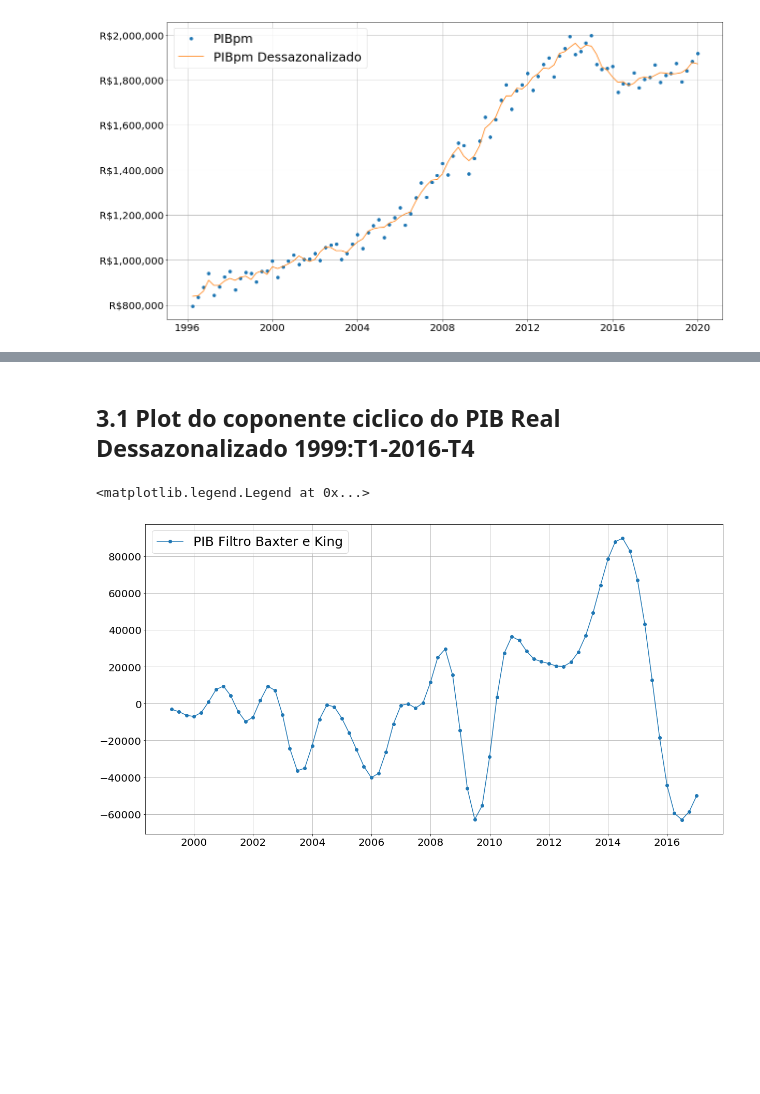
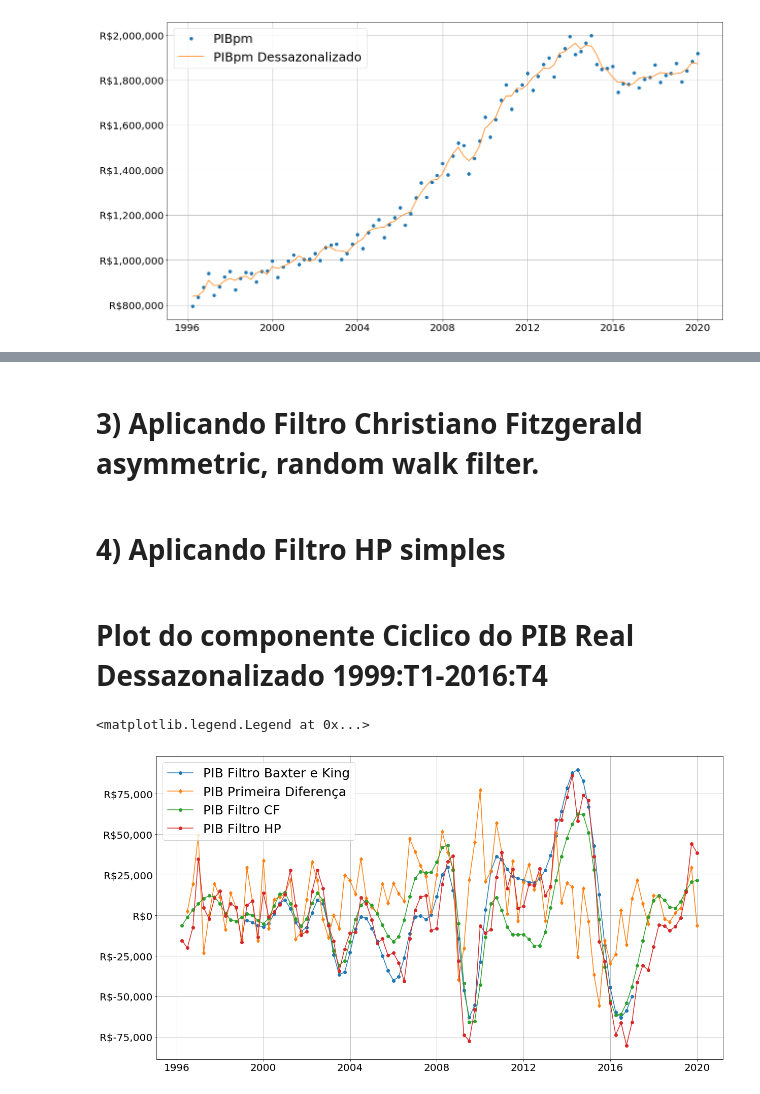
Before and after one commit to FredericoNunes/Artigos, a Jupyter notebook: programas/notebook/Aquivo Inicial, Tratamento dos Dados.ipynb, the cells around one changed output, grey strips where cells are left out. Saved outputs shown, nothing was run; the diff lists cells and outputs as text; code cells hidden in the pictures; blank space fills up the shorter version.

Commit message:
Filtros Christiano Fitzgerald, HP e Primeira Diferença Adicionados

```diff
--- a/programas/notebook/Aquivo Inicial, Tratamento dos Dados.ipynb
+++ b/programas/notebook/Aquivo Inicial, Tratamento dos Dados.ipynb
@@ -56,7 +56,7 @@ local_x13_seassonal_file = os.path.join(diretorio,
 #execução do ajuste
 pib_pm_deflacionado_ipca_dessazonalizado = sm.x13.x13_arima_analysis(pib_pm_deflacionado_ipca,x12path=local_x13_seassonal_file)
 
-
+dataframe_pib_pm_deflacionado_ipca_dessazonalizado = pd.DataFrame(pib_pm_deflacionado_ipca_dessazonalizado.seasadj)
 #Descomente para printar o ajuste
 #pib_pm_deflacionado_ipca_dessazonalizado.seasadj
 # %% [markdown]
@@ -129,31 +129,52 @@ df_pib_filtrado.index.name = "Data"
 pib_filtrado_tabela_HTML = tabulate(df_pib_filtrado, tablefmt="html")
 # descomente para printar a tabela
 #display(HTML(pib_filtrado_tabela_HTML))
+# %% [markdown]
+# 3) Aplicando Filtro Christiano Fitzgerald asymmetric, random walk filter.
+# %%
+pib_cf_filter_cycle_cf, pib_cf_filter_trend_cf = sm.filters.cf_filter.cffilter(dataframe_pib_pm_deflacionado_ipca_dessazonalizado['seasadj'],
+                                           low=6,
+                                           high=32,
+                                           drift=True)
+# %% [markdown]
+# 4) Aplicando Filtro HP simples
+# %%
+pib_cf_filter_cycle_hp, pib_cf_filter_trend_hp = sm.filters.hp_filter.hpfilter(dataframe_pib_pm_deflacionado_ipca_dessazonalizado['seasadj'], 1600)
 # %% [markdown]
-## 3.1 Plot do coponente ciclico do PIB Real Dessazonalizado 1999:T1-2016-T4
+# Plot do componente Ciclico do PIB Real Dessazonalizado 1999:T1-2016:T4
 # %%
 fmt = 'R${x:,.0f}'
 tick = mtick.StrMethodFormatter(fmt)
 
 
 #Iniciando os gráfico e fazendo configurações globais
 fig, ax = plt.subplots(figsize=(20,11))
 plt.yticks(fontsize=20)
 plt.xticks(fontsize=20)
 
-# Plot do Compenente ciclico da série do pib real dessazonalizado
+# Plot do Compenente ciclico da série do pib real dessazonalizado filtro BK
+ax.yaxis.set_major_formatter(tick)
 ax.plot(pib_pm_deflacionado_ipca_dessazonalizado_filtrado_bk.index,
         pib_pm_deflacionado_ipca_dessazonalizado_filtrado_bk.values,'-o',label='PIB Filtro Baxter e King')
 
+# Plot da Primeira diferenaça da serie do pib dessazonalizado (isso é um filtro primeira diferença?)
+ax.plot(dataframe_pib_pm_deflacionado_ipca_dessazonalizado['seasadj'].diff().index,
+        dataframe_pib_pm_deflacionado_ipca_dessazonalizado['seasadj'].diff().values,'-d',label='PIB Primeira Diferença')
 
+# Plot do Compenente ciclico da série do pib real dessazonalizado filtro Christiano Fitzgerald asymmetric, random walk filter.
+ax.plot(pib_cf_filter_cycle_cf.index,
+        pib_cf_filter_cycle_cf.values,'-o',label='PIB Filtro CF')
 
+# Plot do Compenente ciclico da série do pib real dessazonalizado filtro HP.
+ax.plot(pib_cf_filter_cycle_hp.index,
+        pib_cf_filter_cycle_hp.values,'-o',label='PIB Filtro HP')
 
 
 # Adicionando linhas verticais e horizontais
 ax.grid(True)
 
 # Adicionando as legndas
 ax.legend(loc="upper left",fontsize=25)
 # %% [output]
 <matplotlib.legend.Legend at 0x...>
-[figure, old version]
+[figure, new version]
```
Also changed, not shown: parts of 1 cell of this notebook, 1 other file.
